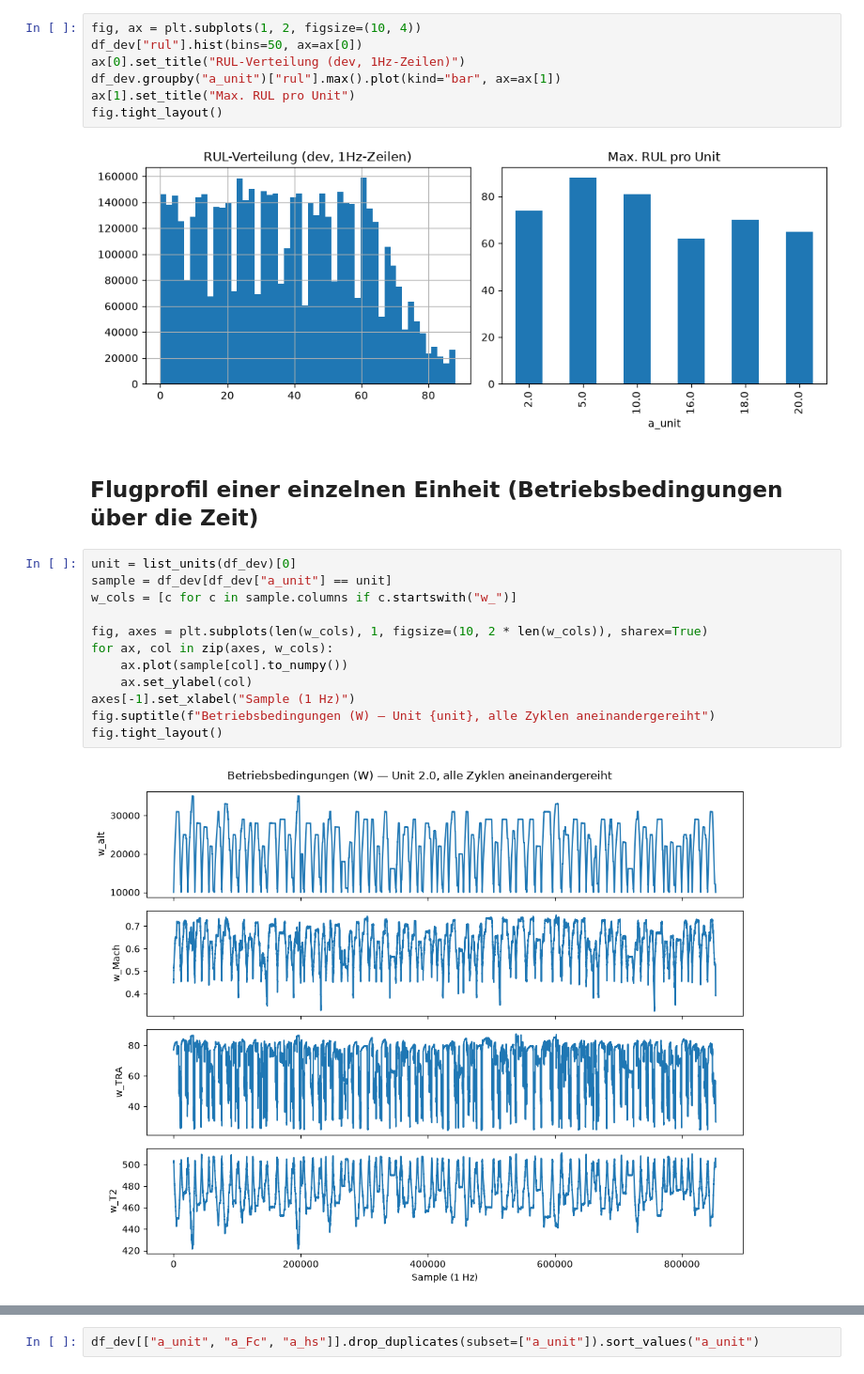
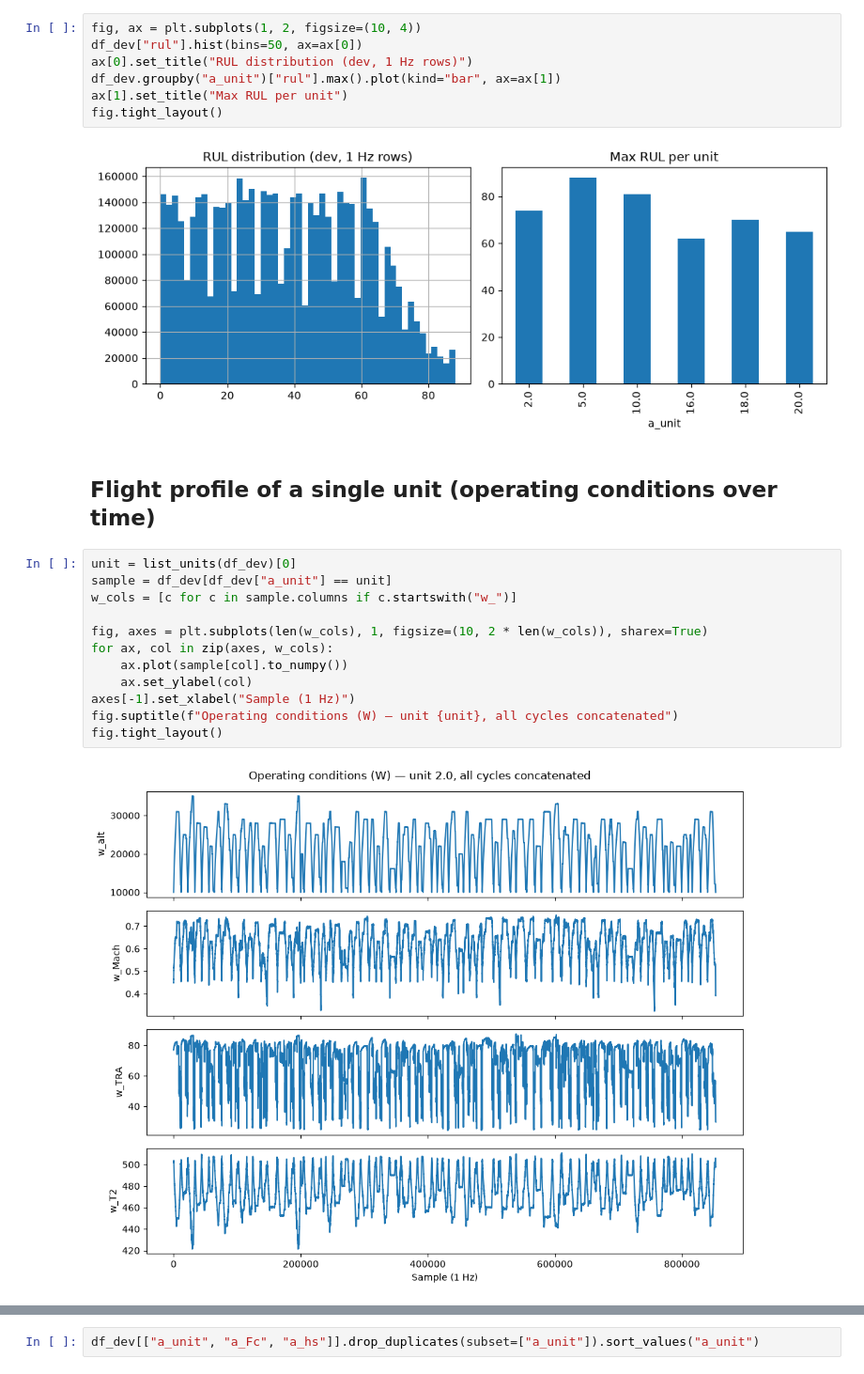
Before and after one commit to Say43/TurbofanRUL-NCMAPSS, a Jupyter notebook: notebooks/01_eda_ds02.ipynb, the cells around one changed output, grey strips where cells are left out. Shown at 94% size. Cells and saved outputs as stored; diff of their text form.

```diff
--- a/notebooks/01_eda_ds02.ipynb
+++ b/notebooks/01_eda_ds02.ipynb
@@ -42,26 +42,26 @@ Name: a_cycle, dtype: int64
 # %%
 fig, ax = plt.subplots(1, 2, figsize=(10, 4))
 df_dev["rul"].hist(bins=50, ax=ax[0])
-ax[0].set_title("RUL-Verteilung (dev, 1Hz-Zeilen)")
+ax[0].set_title("RUL distribution (dev, 1 Hz rows)")
 df_dev.groupby("a_unit")["rul"].max().plot(kind="bar", ax=ax[1])
-ax[1].set_title("Max. RUL pro Unit")
+ax[1].set_title("Max RUL per unit")
 fig.tight_layout()
 # %% [output]
 [figure]
 # %% [markdown]
-## Flugprofil einer einzelnen Einheit (Betriebsbedingungen über die Zeit)
+## Flight profile of a single unit (operating conditions over time)
 # %%
 unit = list_units(df_dev)[0]
 sample = df_dev[df_dev["a_unit"] == unit]
 w_cols = [c for c in sample.columns if c.startswith("w_")]
 
 fig, axes = plt.subplots(len(w_cols), 1, figsize=(10, 2 * len(w_cols)), sharex=True)
 for ax, col in zip(axes, w_cols):
     ax.plot(sample[col].to_numpy())
     ax.set_ylabel(col)
 axes[-1].set_xlabel("Sample (1 Hz)")
-fig.suptitle(f"Betriebsbedingungen (W) — Unit {unit}, alle Zyklen aneinandergereiht")
+fig.suptitle(f"Operating conditions (W) — unit {unit}, all cycles concatenated")
 fig.tight_layout()
 # %% [output]
-[figure, old version]
+[figure, new version]
 # %% [markdown]
```
Also changed, not shown: parts of 7 cells of this notebook, 7 other files.
